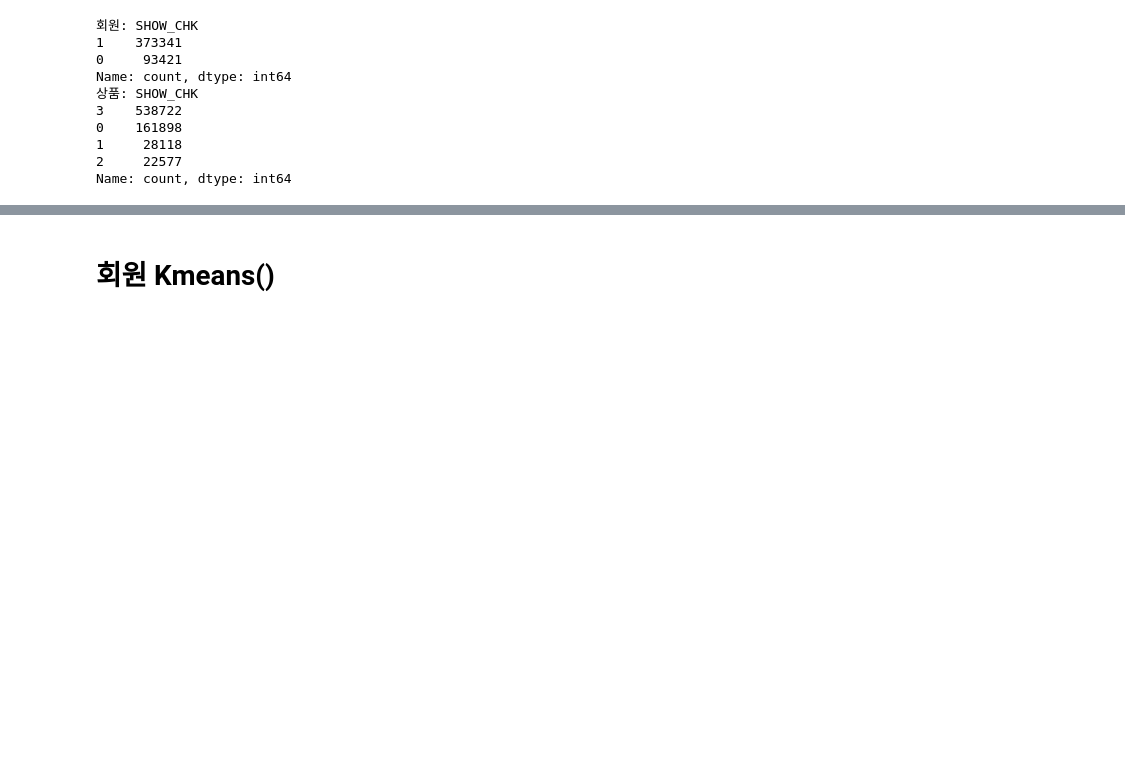
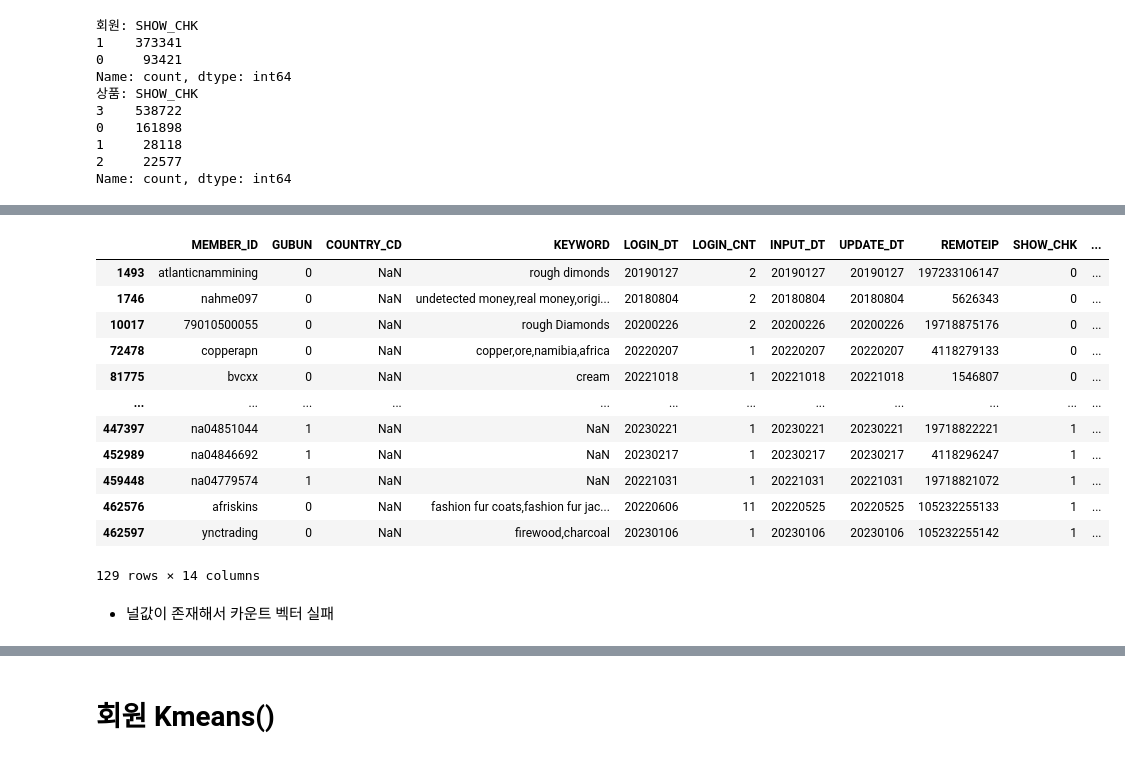
Before and after one commit to JINWOO8888/REALFIANL, a Jupyter notebook: kmeans 구분.ipynb, the cells around one changed output, grey strips where cells are left out. Drawn from its saved outputs; the diff is of its cells as text; code cells hidden in the pictures; blank space fills up the shorter version.

```diff
--- a/kmeans 구분.ipynb
+++ b/kmeans 구분.ipynb
@@ -60,0 +176,16 @@ Name: count, dtype: int64
+# %%
+members[members['COUNTRY_CD'].isna()]
+# %% [output]
+|  | MEMBER_ID | GUBUN | COUNTRY_CD | KEYWORD | LOGIN_DT | LOGIN_CNT | INPUT_DT | UPDATE_DT | REMOTEIP | SHOW_CHK | ... |
+| 1493 | atlanticnammining | 0 | NaN | rough dimonds | 20190127 | 2 | 20190127 | 20190127 | 197233106147 | 0 | ... |
+| 1746 | nahme097 | 0 | NaN | undetected money,real money,origi... | 20180804 | 2 | 20180804 | 20180804 | 5626343 | 0 | ... |
+| 10017 | 79010500055 | 0 | NaN | rough Diamonds | 20200226 | 2 | 20200226 | 20200226 | 19718875176 | 0 | ... |
+| 72478 | copperapn | 0 | NaN | copper,ore,namibia,africa | 20220207 | 1 | 20220207 | 20220207 | 4118279133 | 0 | ... |
+| 81775 | bvcxx | 0 | NaN | cream | 20221018 | 1 | 20221018 | 20221018 | 1546807 | 0 | ... |
+| ... | ... | ... | ... | ... | ... | ... | ... | ... | ... | ... | ... |
+| 447397 | na04851044 | 1 | NaN | NaN | 20230221 | 1 | 20230221 | 20230221 | 19718822221 | 1 | ... |
+| 452989 | na04846692 | 1 | NaN | NaN | 20230217 | 1 | 20230217 | 20230217 | 4118296247 | 1 | ... |
+| 459448 | na04779574 | 1 | NaN | NaN | 20221031 | 1 | 20221031 | 20221031 | 19718821072 | 1 | ... |
+| 462576 | afriskins | 0 | NaN | fashion fur coats,fashion fur jac... | 20220606 | 11 | 20220525 | 20220525 | 105232255133 | 1 | ... |
+| 462597 | ynctrading | 0 | NaN | firewood,charcoal | 20230106 | 1 | 20230106 | 20230106 | 105232255142 | 1 | ... |
+129 rows × 14 columns
@@ -61,3 +197,5 @@ Name: count, dtype: int64
+# %% [markdown]
+- 널값이 존재해서 카운트 벡터 실패
 # %%
 import numpy as np
 
```
Also changed, not shown: parts of 45 cells of this notebook, 4 other files.
